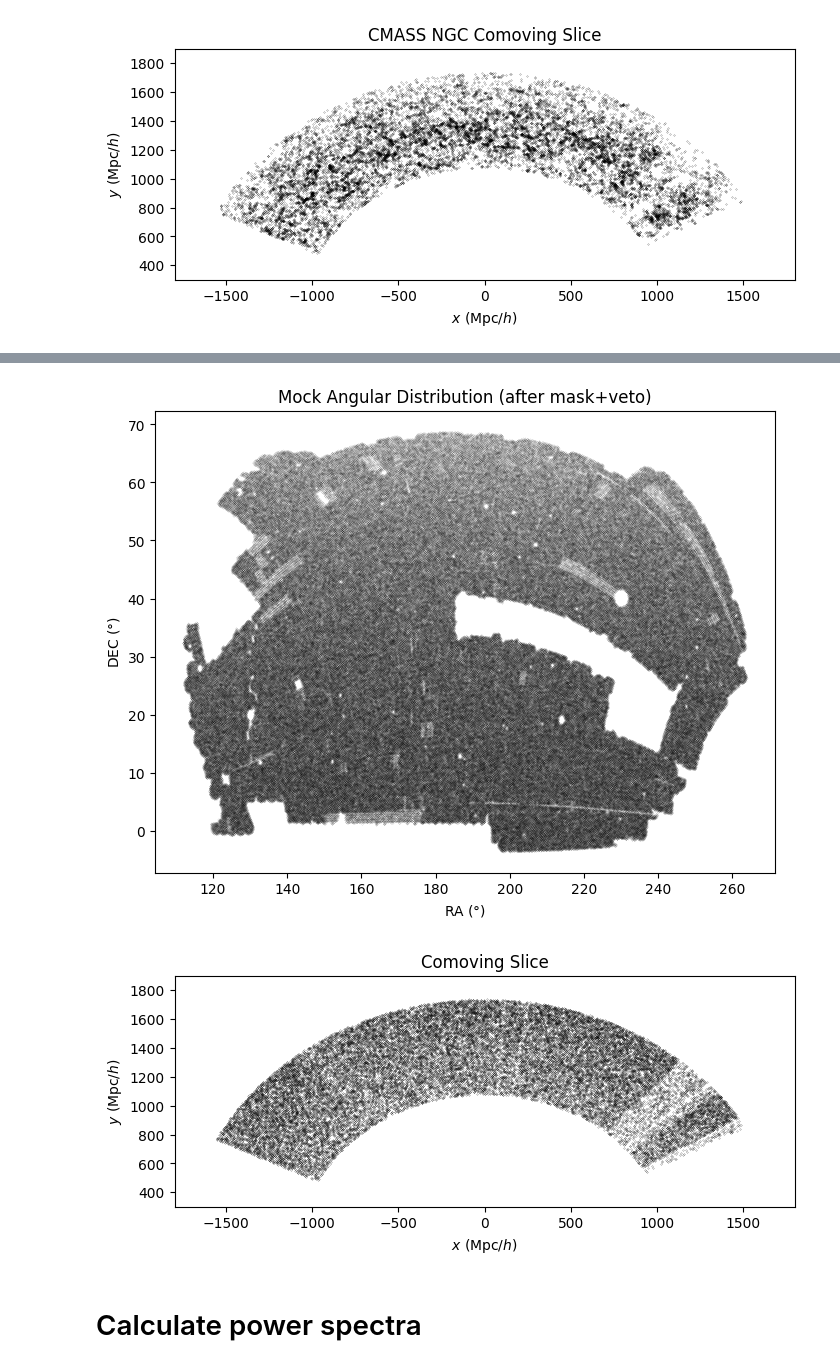
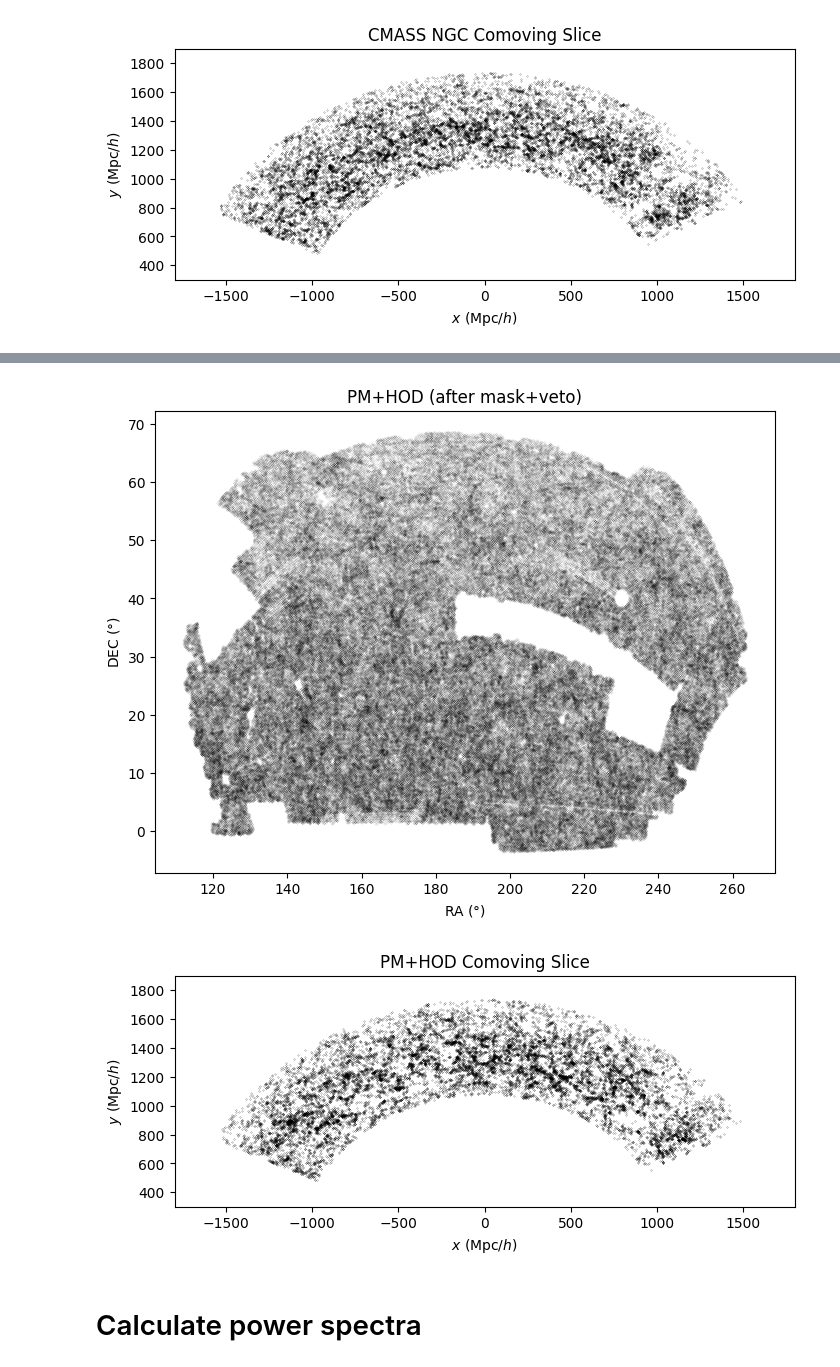
Before and after one commit to maho3/ltu-cmass, a Jupyter notebook: workspace.ipynb, the cells around one changed output, grey strips where cells are left out. Drawn from its saved outputs; the diff is of its cells as text; code cells hidden in the pictures.

```diff
--- a/workspace.ipynb
+++ b/workspace.ipynb
@@ -192,4 +118,4 @@ Text(0, 0.5, 'Count')
 # %%
-# calculate comoving
-pos = NBlab.transform.SkyToCartesian(*rdz.T, cosmo)
+# calculate comoving positions of all galaxies
+pos = nblab.transform.SkyToCartesian(*rdz.T, cosmo)
 cxyz = pos.compute()
@@ -220,2 +375,8 @@ mrdz = pos.compute().T
+# %%
+pxyz -= pxyz.min(axis=0)
+pxyz += cxyz.min(axis=0)
+
+pos = nblab.transform.CartesianToSky(pxyz, cosmo, pvxyz)
+prdz = pos.compute().T
 # %%
 # cut on redshift
@@ -241,0 +403,7 @@ collision_priority_mask_dr12.ply
+# %%
+# calculate n(z) distribution
+_, be = scott_bin_width(rdz[:,-1], True)
+pcounts, _, _ = plt.hist(prdz[:,-1], be, histtype='step', label='PM')
+counts, _, _ = plt.hist(rdz[:,-1], be, histtype='step', label='CMASS')
+plt.xlabel('z')
+plt.ylabel('Counts')
@@ -242,32 +428,32 @@ collision_priority_mask_dr12.ply
 # %%
 f,ax = plt.subplots(1,1, figsize=(8,6))
-ax.plot(*(mrdz[:,:-1].T),'k.', alpha=1, markersize=0.05)
+ax.plot(*(prdz[:,:-1].T),'k.', alpha=1, markersize=0.05)
 ax.set_xlabel(r'RA $(\degree)$')
 ax.set_ylabel(r'DEC $(\degree)$')
-ax.set_title('Mock Angular Distribution (after mask+veto)')
+ax.set_title('PM+HOD (after mask+veto)')
 
 f.savefig('images/mock_aftermask.jpg', dpi=400, bbox_inches='tight')
 # %% [output]
-[figure, old version]
+[figure, new version]
 # %%
 # plot comoving
 DECcen = 5
-mask = np.abs(mrdz[:,1]-DECcen) < 1
+mask = np.abs(prdz[:,1]-DECcen) < 1
 
-pos = NBlab.transform.SkyToCartesian(*mrdz[mask,:].T, cosmo)
-mxyzS = pos.compute()
+pos = nblab.transform.SkyToCartesian(*prdz[mask,:].T, cosmo)
+pxyzS = pos.compute()
 
 f, ax = plt.subplots(1,1, figsize=(8,3))
-ax.plot(mxyzS[:,1], -mxyzS[:,0], 'k.', alpha=1, markersize=0.3)
+ax.plot(pxyzS[:,1], -pxyzS[:,0], 'k.', alpha=1, markersize=0.3)
 ax.set_xlim(-1800,1800)
 ax.set_ylim(300,1900)
 ax.set_xlabel(r'$x\ (\mathrm{Mpc}/h)$')
 ax.set_ylabel(r'$y\ (\mathrm{Mpc}/h)$')
-ax.set_title('Comoving Slice')
+ax.set_title('PM+HOD Comoving Slice')
 
 f.savefig('images/mock_comoving.jpg', dpi=400, bbox_inches='tight')
 # %% [output]
-[figure, old version]
+[figure, new version]
 # %% [markdown]
 # Calculate power spectra
 # %% [markdown]
```
Also changed, not shown: parts of 79 cells of this notebook, 2 other files.
